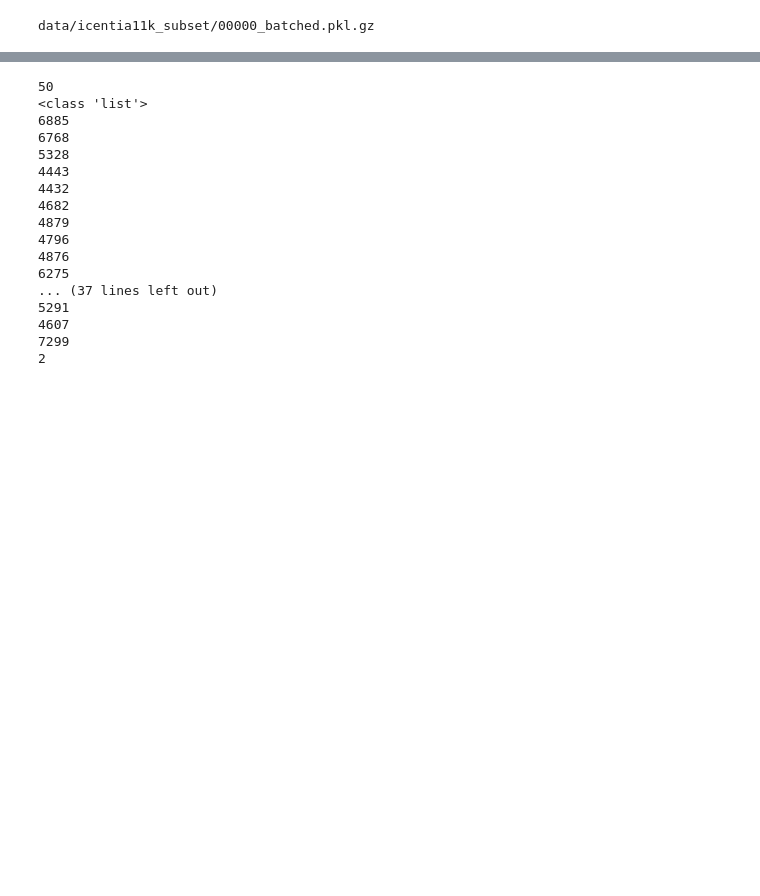
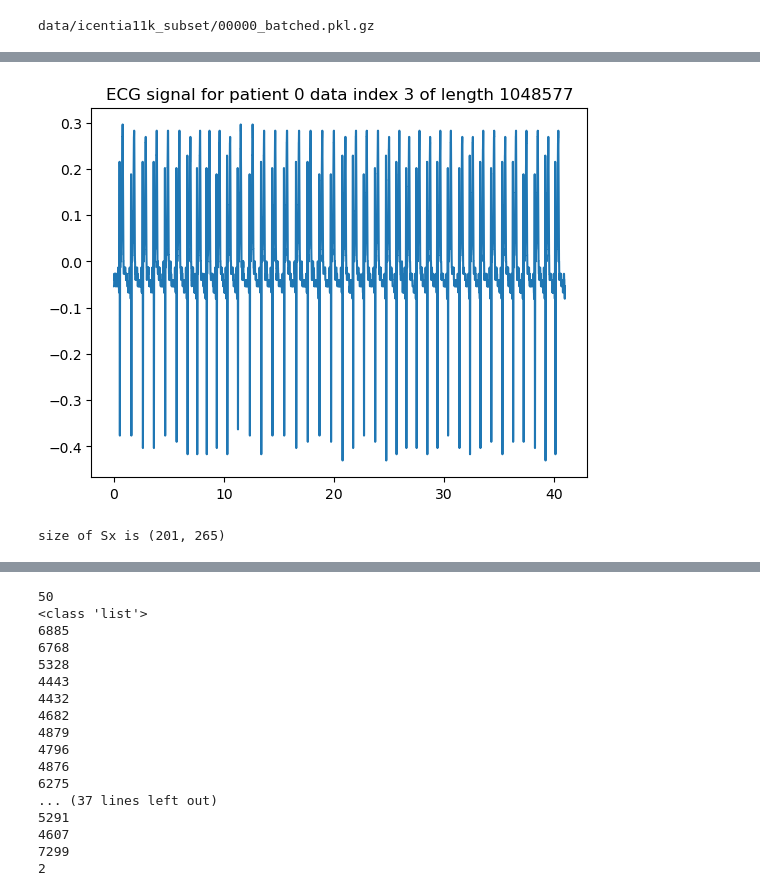
Before and after one commit to myles-i/DLH_TransferLearning, a Jupyter notebook: example.ipynb, the cells around one changed output, grey strips where cells are left out. Saved outputs shown, nothing was run; the diff lists cells and outputs as text; code cells hidden in the pictures; blank space fills up the shorter version.

```diff
--- a/example.ipynb
+++ b/example.ipynb
@@ -11,3 +11,81 @@ np.save(out_signal_file, signal)
 2024-02-23 15:27:33.342763: I tensorflow/core/platform/cpu_feature_guard.cc:182] This TensorFlow binary is optimized to use available CPU instructions in performance-critical operations.
 To enable the following instructions: SSE4.1 SSE4.2 AVX AVX2 FMA, in other operations, rebuild TensorFlow with the appropriate compiler flags.
 data/icentia11k_subset/00000_batched.pkl.gz
+# %%
+# lets inspect a patients data
+from transplant.datasets.icentia11k import *
+import matplotlib.pyplot as plt
+import numpy as np
+import scipy.signal as signal
+from scipy.signal import ShortTimeFFT
+import scipy as scipy
+
+print(scipy.__version__)
+patient_id = 0
+# db_dir = 'data/icentia11k_subset'
+# patient_data = load_patient_data(db_dir, patient_id, unzipped=False)
+db_dir = 'data/icentia11k_subset_unzipped'
+(ecg_signal, labels) = load_patient_data(db_dir, patient_id, include_labels=True, unzipped=True)
+
+# lets select a portion of the signal
+data_idx = 3;
+fsample = 250.0;
+T_x = 1.0/fsample
+window_size = 400
+stride=40
+output_size = 256
+N = stride*output_size # adjust stride/output_size/window size so this is approximately 100*250
+twindow = N/fsample
+print(f"twindow is {twindow} with N {N} and fsample {fsample}")
+t_x = np.arange(N) * T_x
+selected_signal =ecg_signal[data_idx][:N];
+# lets plot signal
+
+
+plt.plot(t_x, selected_signal)
+# print title with info on length
+title = f"ECG signal for patient {patient_id} data index {data_idx} of length {len(ecg_signal[data_idx])}"
+plt.title(title)
+plt.show()
+
+# lets compute an short time fft  (spectogram) with  window of n = 1000
+# sampling frequency is 250Hz
+
+f_i = 1 * np.arctan((t_x - t_x[N // 2]) / 2) + 5  # varying frequency
+w = np.hanning(window_size)
+# g_std = 8  # standard deviation for Gaussian window in samples
+# w = signal.windows.gaussian(window_size, std=g_std, sym=True)  # symmetric Gaussian window
+
+SFT = ShortTimeFFT(w, hop=stride, fs=1/T_x);
+Sx = SFT.stft(selected_signal)
+# print length of Sx for debug
+print(f"size of Sx is {Sx.shape}")
+# print(f"Length of Sx is {len(Sx)} and type is {type(Sx)}")
+
+fig1, ax1 = plt.subplots(figsize=(6., 4.))  # enlarge plot a bit
+t_lo, t_hi = SFT.extent(N)[:2]  # time range of plot
+ax1.set_title(rf"STFT with hanning windown of {n} samples")
+ax1.set(xlabel=f"Time $t$ in seconds ({SFT.p_num(N)} slices, " +
+               rf"$\Delta t = {SFT.delta_t:g}\,$s)",
+        ylabel=f"Freq. $f$ in Hz ({SFT.f_pts} bins, " +
+               rf"$\Delta f = {SFT.delta_f:g}\,$Hz)",
+        xlim=(t_lo, t_hi))
+
+im1 = ax1.imshow(abs(Sx), origin='lower', aspect='auto',
+                 extent=SFT.extent(N), cmap='viridis')
+ax1.plot(t_x, f_i, 'r--', alpha=.5, label='$f_i(t)$')
+fig1.colorbar(im1, label="Magnitude $|S_x(t, f)|$")
+
+# Shade areas where window slices stick out to the side:
+for t0_, t1_ in [(t_lo, SFT.lower_border_end[0] * SFT.T),
+                 (SFT.upper_border_begin(N)[0] * SFT.T, t_hi)]:
+    ax1.axvspan(t0_, t1_, color='w', linewidth=0, alpha=.2)
+for t_ in [0, N * SFT.T]:  # mark signal borders with vertical line:
+    ax1.axvline(t_, color='y', linestyle='--', alpha=0.5)
+ax1.legend()
+fig1.tight_layout()
+
+# zoom into 0 to 10 on y axis
+ax1.set_ylim(0, 60)
+plt.show()
+# %% [output]
@@ -13,0 +94,2 @@ data/icentia11k_subset/00000_batched.pkl.gz
+[figure, added]
+size of Sx is (201, 265)
```
Also changed, not shown: parts of 1 cell of this notebook.
